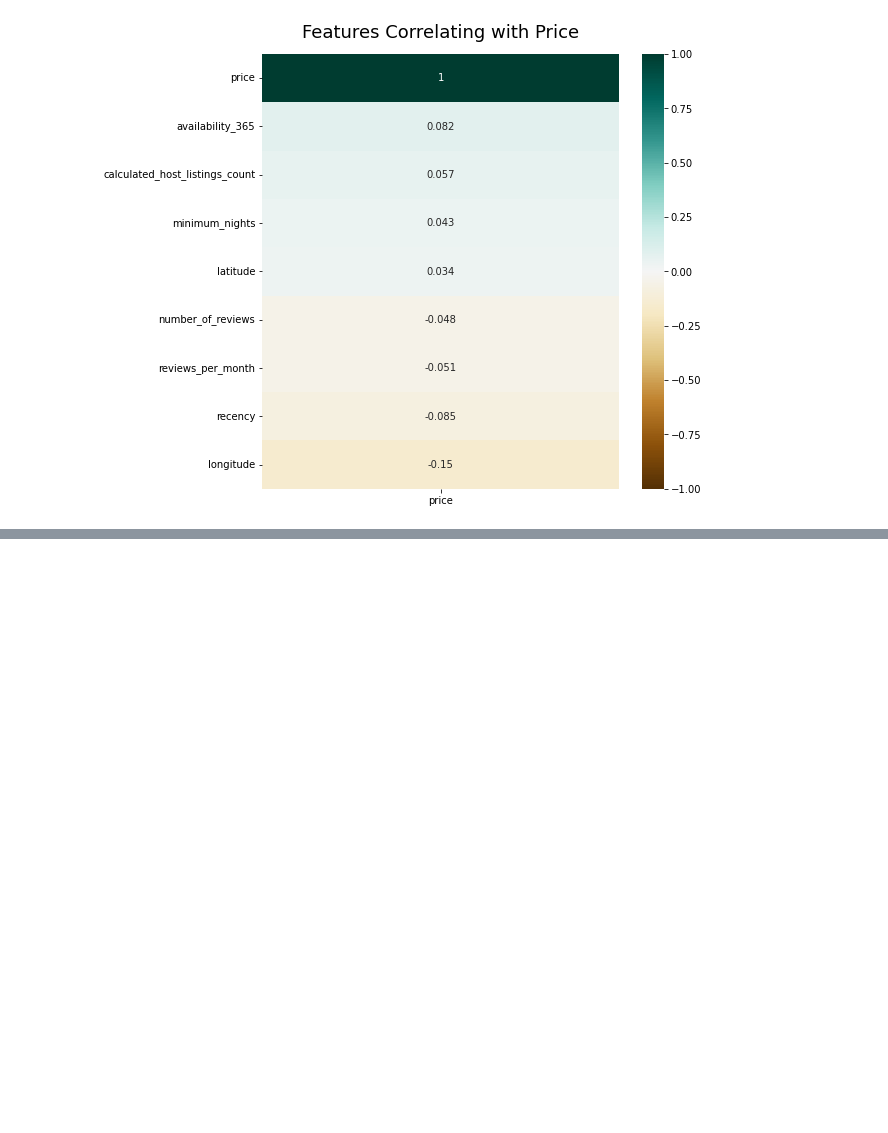
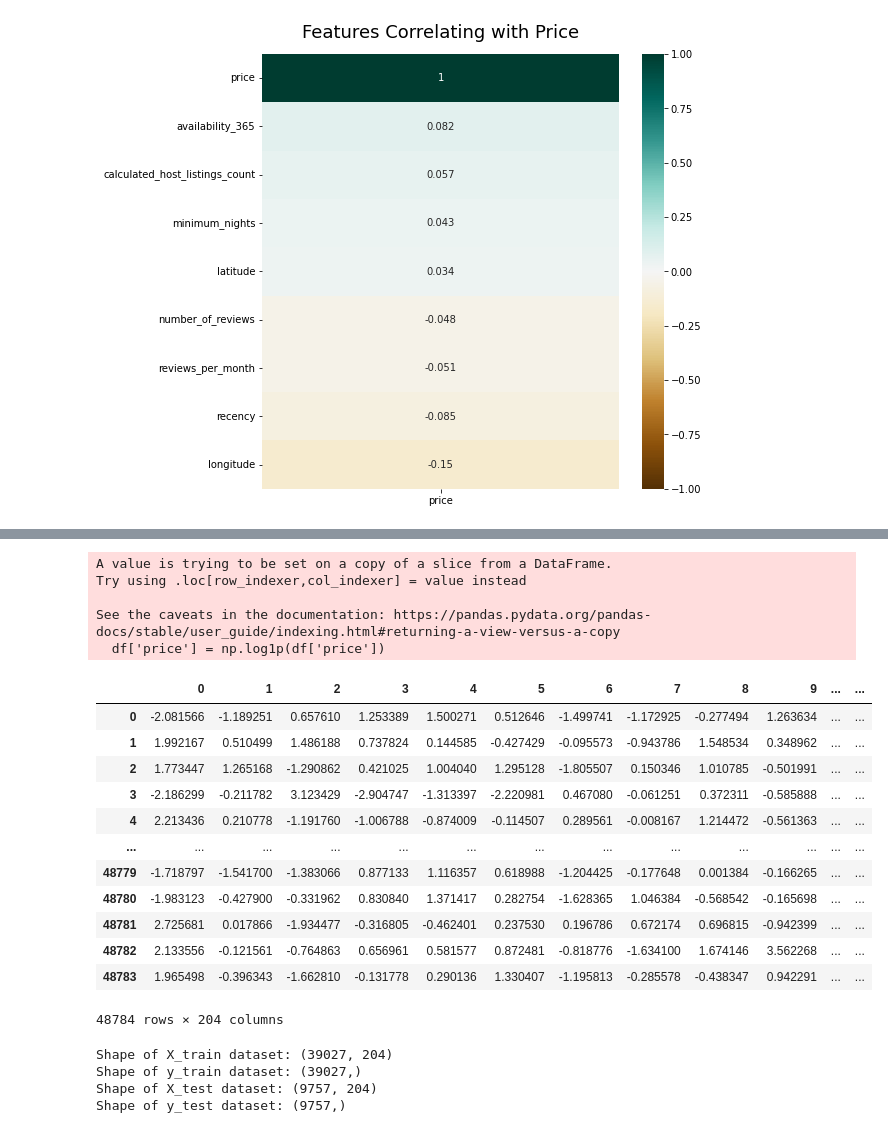
Before and after one commit to ValentinMaeurer24/EnsembleLearning, a Jupyter notebook: Airbnb/AirbnbEnsembleLearning.ipynb, the cells around one changed output, grey strips where cells are left out. Drawn from its saved outputs; the diff is of its cells as text; code cells hidden in the pictures; blank space fills up the shorter version.

Commit message:
Add files via upload
Preprocessing, dimensionality reduction and elastic net model

```diff
--- a/Airbnb/AirbnbEnsembleLearning.ipynb
+++ b/Airbnb/AirbnbEnsembleLearning.ipynb
@@ -227,0 +255,61 @@ heatmap.set_title('Features Correlating with Price', fontdict={'fontsize':18}, p
+# %%
+# creating a new column for short stay (less than 30days) and long stay (greater than 30 days)
+df["rentals"] = np.where(df['minimum_nights'] < 30, 1, 0)
+# %%
+# logging the target variable to make it less susceptible to the effect of the outliers
+df = df[np.log1p(df['price']) < 8]
+df = df[np.log1p(df['price']) > 3]
+# %%
+df['price'] = np.log1p(df['price'])
+# %% [output]
+A value is trying to be set on a copy of a slice from a DataFrame.
+Try using .loc[row_indexer,col_indexer] = value instead
+
+See the caveats in the documentation: https://pandas.pydata.org/pandas-docs/stable/user_guide/indexing.html#returning-a-view-versus-a-copy
+  df['price'] = np.log1p(df['price'])
+# %%
+# creating X and Y dataframes
+y = df['price']
+X = df.loc[:, df.columns!="price"]
+# %%
+# dimensionality reduction for faster computation time
+from sklearn.preprocessing import StandardScaler
+
+scaler = StandardScaler()
+X_scaled = scaler.fit_transform(X)
+
+from sklearn.decomposition import PCA
+
+PCA_df = PCA(n_components=0.90, random_state=2020)
+X_pca = PCA_df.fit_transform(X_scaled)
+
+X_reduced = pd.DataFrame(X_pca)
+
+X_reduced
+# %% [output]
+|  | 0 | 1 | 2 | 3 | 4 | 5 | 6 | 7 | 8 | 9 | ... | ... |
+| 0 | -2.081566 | -1.189251 | 0.657610 | 1.253389 | 1.500271 | 0.512646 | -1.499741 | -1.172925 | -0.277494 | 1.263634 | ... | ... |
+| 1 | 1.992167 | 0.510499 | 1.486188 | 0.737824 | 0.144585 | -0.427429 | -0.095573 | -0.943786 | 1.548534 | 0.348962 | ... | ... |
+| 2 | 1.773447 | 1.265168 | -1.290862 | 0.421025 | 1.004040 | 1.295128 | -1.805507 | 0.150346 | 1.010785 | -0.501991 | ... | ... |
+| 3 | -2.186299 | -0.211782 | 3.123429 | -2.904747 | -1.313397 | -2.220981 | 0.467080 | -0.061251 | 0.372311 | -0.585888 | ... | ... |
+| 4 | 2.213436 | 0.210778 | -1.191760 | -1.006788 | -0.874009 | -0.114507 | 0.289561 | -0.008167 | 1.214472 | -0.561363 | ... | ... |
+| ... | ... | ... | ... | ... | ... | ... | ... | ... | ... | ... | ... | ... |
+| 48779 | -1.718797 | -1.541700 | -1.383066 | 0.877133 | 1.116357 | 0.618988 | -1.204425 | -0.177648 | 0.001384 | -0.166265 | ... | ... |
+| 48780 | -1.983123 | -0.427900 | -0.331962 | 0.830840 | 1.371417 | 0.282754 | -1.628365 | 1.046384 | -0.568542 | -0.165698 | ... | ... |
+| 48781 | 2.725681 | 0.017866 | -1.934477 | -0.316805 | -0.462401 | 0.237530 | 0.196786 | 0.672174 | 0.696815 | -0.942399 | ... | ... |
+| 48782 | 2.133556 | -0.121561 | -0.764863 | 0.656961 | 0.581577 | 0.872481 | -0.818776 | -1.634100 | 1.674146 | 3.562268 | ... | ... |
+| 48783 | 1.965498 | -0.396343 | -1.662810 | -0.131778 | 0.290136 | 1.330407 | -1.195813 | -0.285578 | -0.438347 | 0.942291 | ... | ... |
+48784 rows × 204 columns
+# %%
+# train and test split of the dataset
+X_train, X_test, y_train, y_test = train_test_split(X_reduced, y, test_size = 0.2, random_state = 42)
+
+print(f"Shape of X_train dataset: {X_train.shape}")
+print(f"Shape of y_train dataset: {y_train.shape}")
+print(f"Shape of X_test dataset: {X_test.shape}")
+print(f"Shape of y_test dataset: {y_test.shape}")
+# %% [output]
+Shape of X_train dataset: (39027, 204)
+Shape of y_train dataset: (39027,)
+Shape of X_test dataset: (9757, 204)
+Shape of y_test dataset: (9757,)
```
Also changed, not shown: parts of 7 cells of this notebook.
